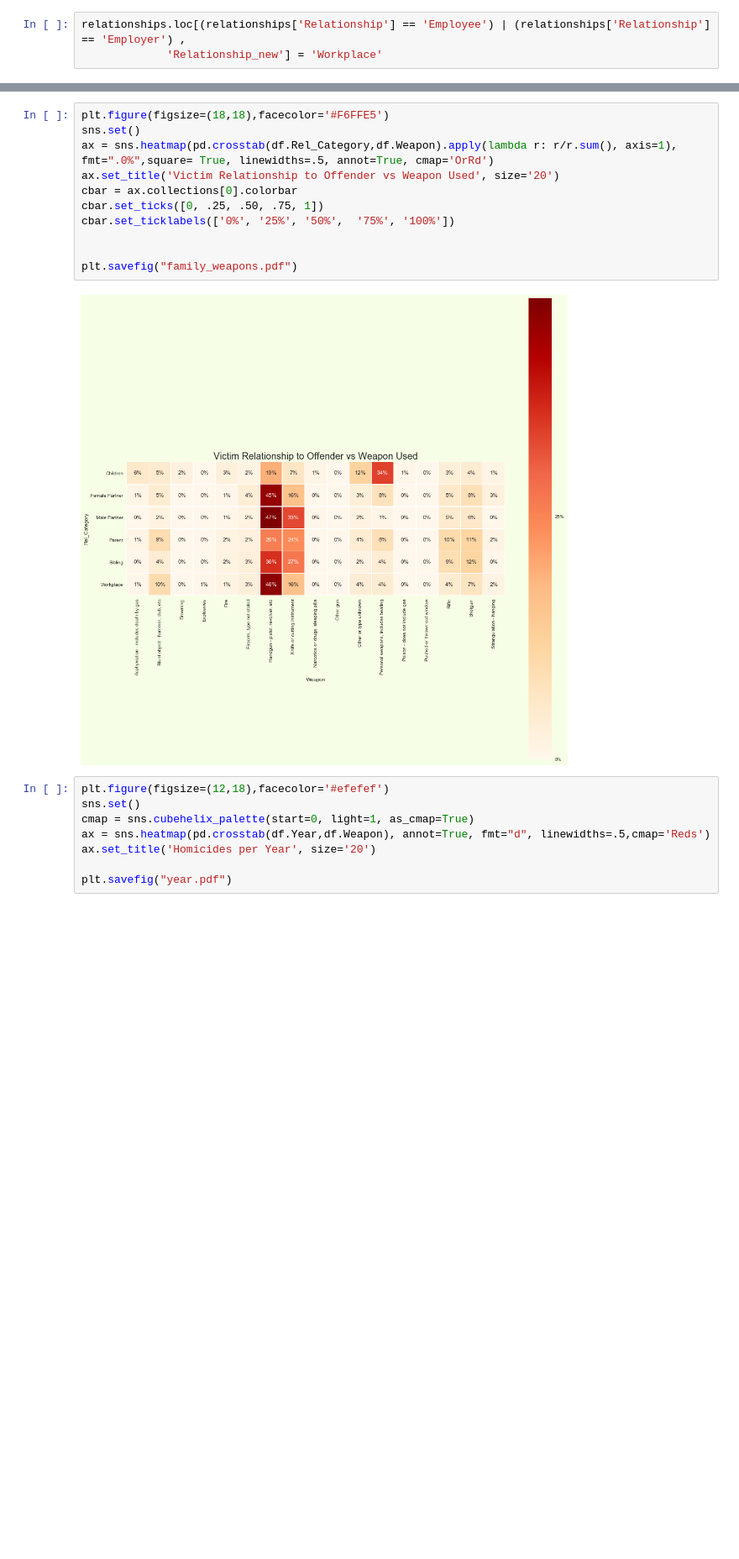
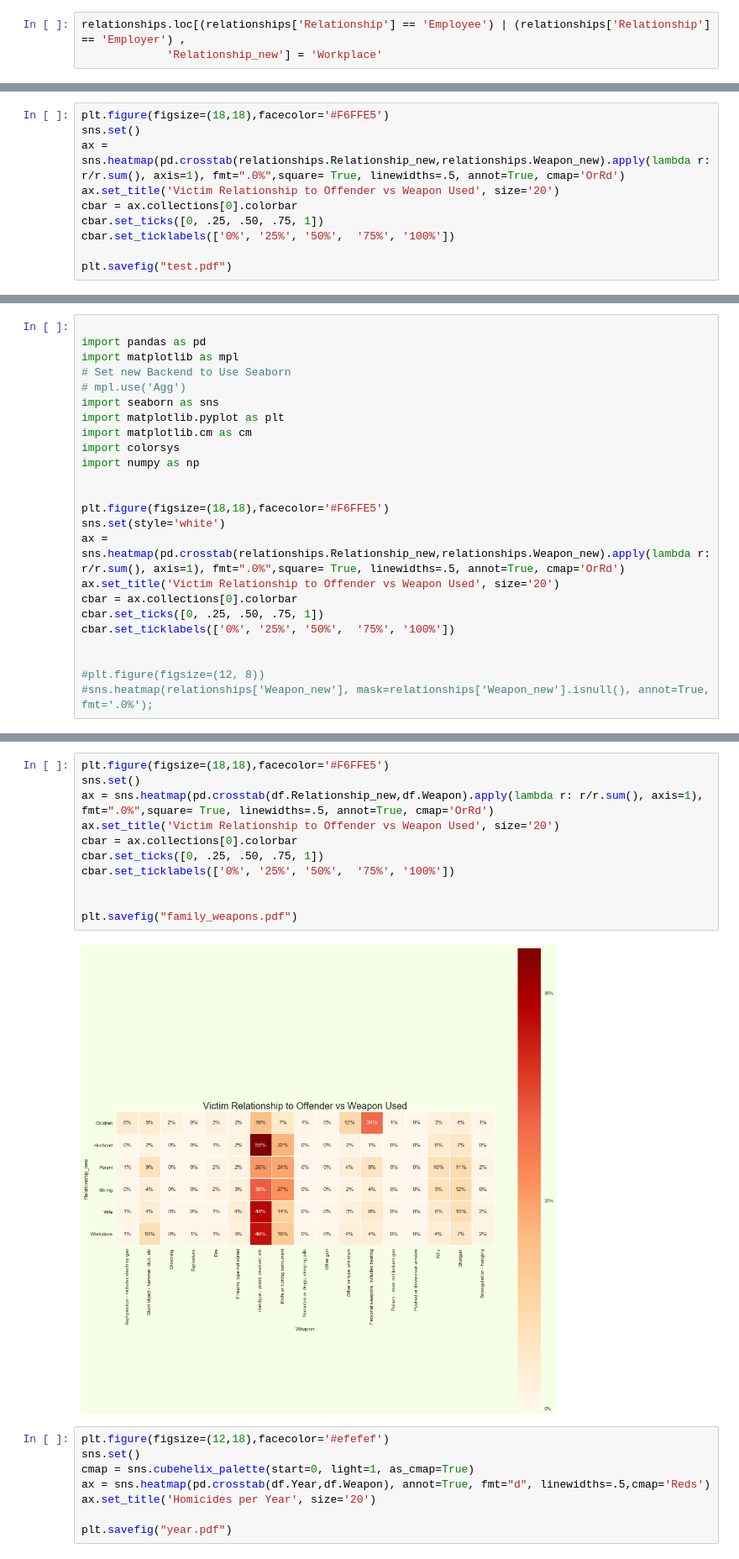
Before and after one commit to cathrinesot/studioprojects, a Jupyter notebook: code/fbi/FBI.ipynb, the cells around one changed output, grey strips where cells are left out. Shown at 84% size. Saved outputs shown, nothing was run; the diff lists cells and outputs as text; blank space fills up the shorter version.

```diff
--- a/code/fbi/FBI.ipynb
+++ b/code/fbi/FBI.ipynb
@@ -340,0 +396,10 @@ plt.savefig("victims.pdf")
+# %%
+plt.figure(figsize=(18,18),facecolor='#F6FFE5')
+sns.set()
+ax = sns.heatmap(pd.crosstab(relationships.Relationship_new,relationships.Weapon_new).apply(lambda r: r/r.sum(), axis=1), fmt=".0%",square= True, linewidths=.5, annot=True, cmap='OrRd')
+ax.set_title('Victim Relationship to Offender vs Weapon Used', size='20')
+cbar = ax.collections[0].colorbar
+cbar.set_ticks([0, .25, .50, .75, 1])
+cbar.set_ticklabels(['0%', '25%', '50%',  '75%', '100%'])
+
+plt.savefig("test.pdf")
@@ -340,0 +408,24 @@ plt.savefig("victims.pdf")
+# %%
+
+import pandas as pd
+import matplotlib as mpl
+# Set new Backend to Use Seaborn
+# mpl.use('Agg')
+import seaborn as sns
+import matplotlib.pyplot as plt
+import matplotlib.cm as cm
+import colorsys
+import numpy as np
+
+
+plt.figure(figsize=(18,18),facecolor='#F6FFE5')
+sns.set(style='white')
+ax = sns.heatmap(pd.crosstab(relationships.Relationship_new,relationships.Weapon_new).apply(lambda r: r/r.sum(), axis=1), fmt=".0%",square= True, linewidths=.5, annot=True, cmap='OrRd')
+ax.set_title('Victim Relationship to Offender vs Weapon Used', size='20')
+cbar = ax.collections[0].colorbar
+cbar.set_ticks([0, .25, .50, .75, 1])
+cbar.set_ticklabels(['0%', '25%', '50%',  '75%', '100%'])
+
+
+#plt.figure(figsize=(12, 8))
+#sns.heatmap(relationships['Weapon_new'], mask=relationships['Weapon_new'].isnull(), annot=True, fmt='.0%');
@@ -341,16 +434,16 @@ plt.savefig("victims.pdf")
 # %%
 plt.figure(figsize=(18,18),facecolor='#F6FFE5')
 sns.set()
-ax = sns.heatmap(pd.crosstab(df.Rel_Category,df.Weapon).apply(lambda r: r/r.sum(), axis=1), fmt=".0%",square= True, linewidths=.5, annot=True, cmap='OrRd')
+ax = sns.heatmap(pd.crosstab(df.Relationship_new,df.Weapon).apply(lambda r: r/r.sum(), axis=1), fmt=".0%",square= True, linewidths=.5, annot=True, cmap='OrRd')
 ax.set_title('Victim Relationship to Offender vs Weapon Used', size='20')
 cbar = ax.collections[0].colorbar
 cbar.set_ticks([0, .25, .50, .75, 1])
 cbar.set_ticklabels(['0%', '25%', '50%',  '75%', '100%'])
 
 
 plt.savefig("family_weapons.pdf")
 # %% [output]
-[figure, old version]
+[figure, new version]
 # %%
 plt.figure(figsize=(12,18),facecolor='#efefef')
 sns.set()
```
Also changed, not shown: parts of 25 cells of this notebook, 6 other files.
